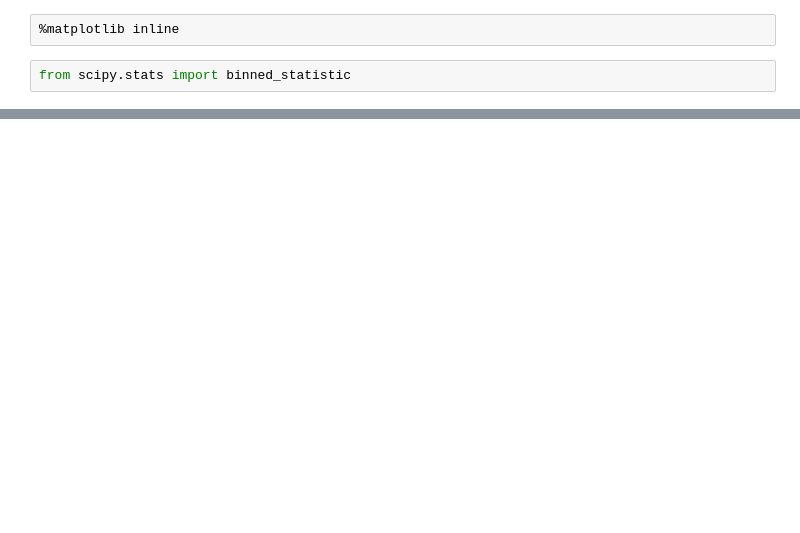
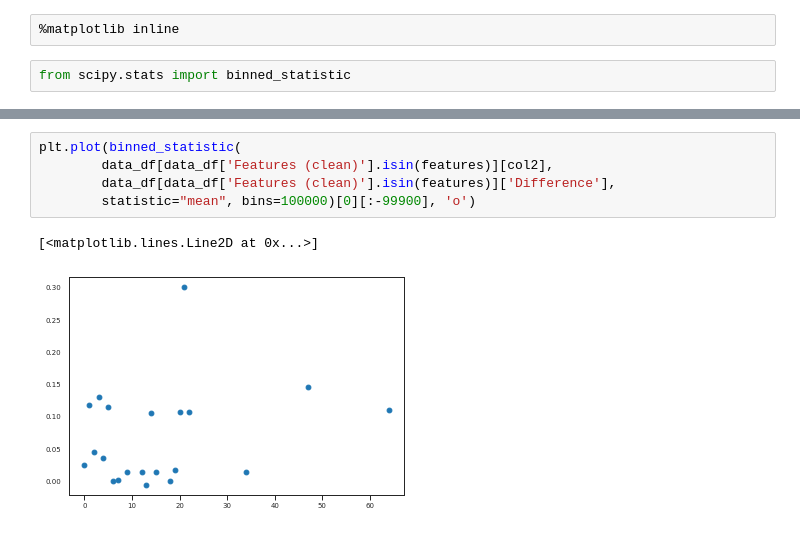
Before and after one commit to sliwy/dl-eeg-review, a Jupyter notebook: code/dataset_size_vs_acc.ipynb, the cells around one changed output, grey strips where cells are left out. Drawn from its saved outputs; the diff is of its cells as text; blank space fills up the shorter version.

```diff
--- a/code/dataset_size_vs_acc.ipynb
+++ b/code/dataset_size_vs_acc.ipynb
@@ -156,0 +536,8 @@ plt.savefig('../figs/dataset_size_vs_acc.png', dpi=350)
+# %%
+plt.plot(binned_statistic(
+        data_df[data_df['Features (clean)'].isin(features)][col2],
+        data_df[data_df['Features (clean)'].isin(features)]['Difference'],
+        statistic="mean", bins=100000)[0][:-99900], 'o')
+# %% [output]
+[<matplotlib.lines.Line2D at 0x...>]
+[figure, added]
```
Also changed, not shown: parts of 19 cells of this notebook, 1 other file.
